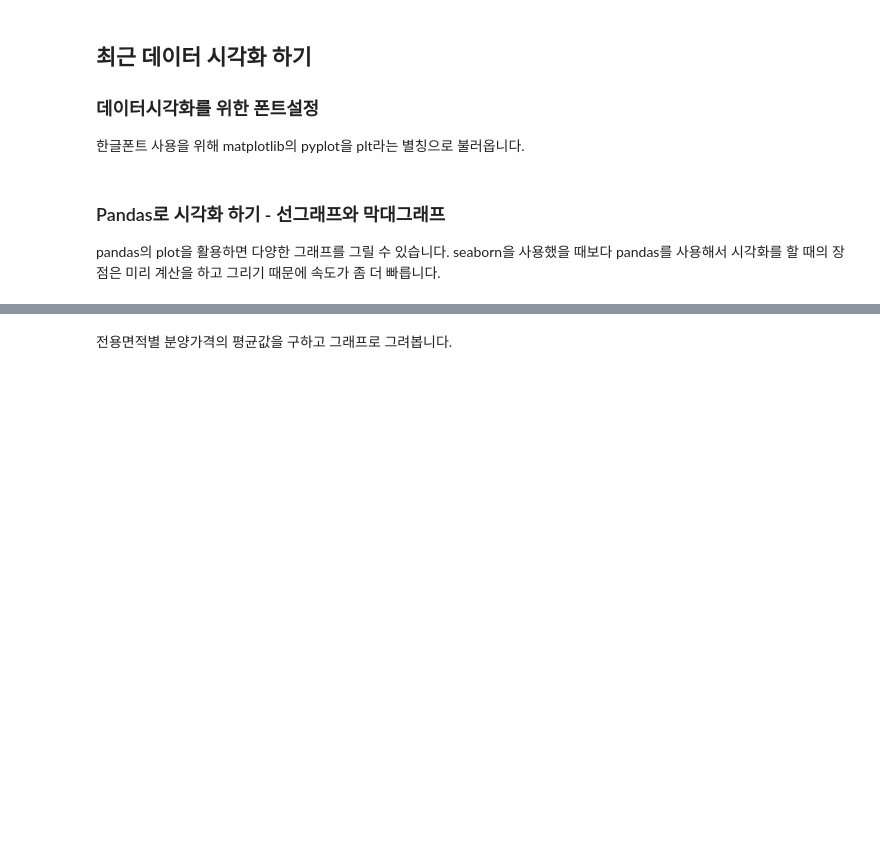
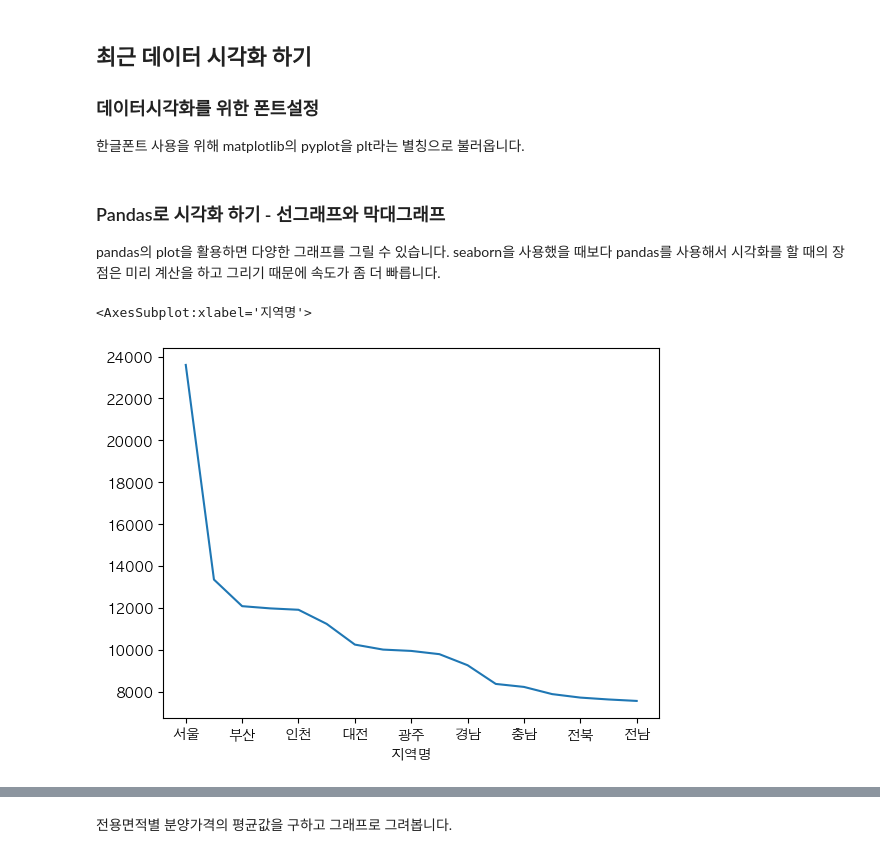
Before and after one commit to kngsujng/Data-Analysis_Study, a Jupyter notebook: open-data-analysis-basic-master/01-apt-price-input.ipynb, the cells around one changed output, grey strips where cells are left out. Saved outputs shown, nothing was run; the diff lists cells and outputs as text; code cells hidden in the pictures; blank space fills up the shorter version.

```diff
--- a/open-data-analysis-basic-master/01-apt-price-input.ipynb
+++ b/open-data-analysis-basic-master/01-apt-price-input.ipynb
@@ -597,6 +597,11 @@ df_last.pivot_table(index=['연도','지역명'], values=['평당분양가격'])
 ## 최근 데이터 시각화 하기
 ### 데이터시각화를 위한 폰트설정
 한글폰트 사용을 위해 matplotlib의 pyplot을 plt라는 별칭으로 불러옵니다.
+# %%
+import matplotlib.pyplot as plt
+
+# plt.rc('font', family='Malgun Gothic')
+plt.rc('font', family='AppleGothic')
 # %%
 # 폰트 설정이 잘 안 된다면 해당 셀의 마지막 줄 주석을 풀고 실행해 보세요.
 # colab 사용시에도 아래 함수를 활용해 보세요.
@@ -632,6 +637,12 @@ pandas의 plot을 활용하면 다양한 그래프를 그릴 수 있습니다.
 seaborn을 사용했을 때보다 pandas를 사용해서 시각화를 할 때의 장점은 미리 계산을 하고 그리기 때문에 속도가 좀 더 빠릅니다.
 # %%
 # 지역명으로 평당분양가격의 평균을 구하고 선그래프로 시각화 합니다.
+
+g = df_last.groupby(['지역명'])['평당분양가격'].mean().sort_values(ascending=False)
+g.plot()
+# %% [output]
+<AxesSubplot:xlabel='지역명'>
+[figure, added]
 # %%
 # 지역명으로 분양가격의 평균을 구하고 막대그래프(bar)로 시각화 합니다.
 
```
Also changed, not shown: parts of 3 cells of this notebook.
